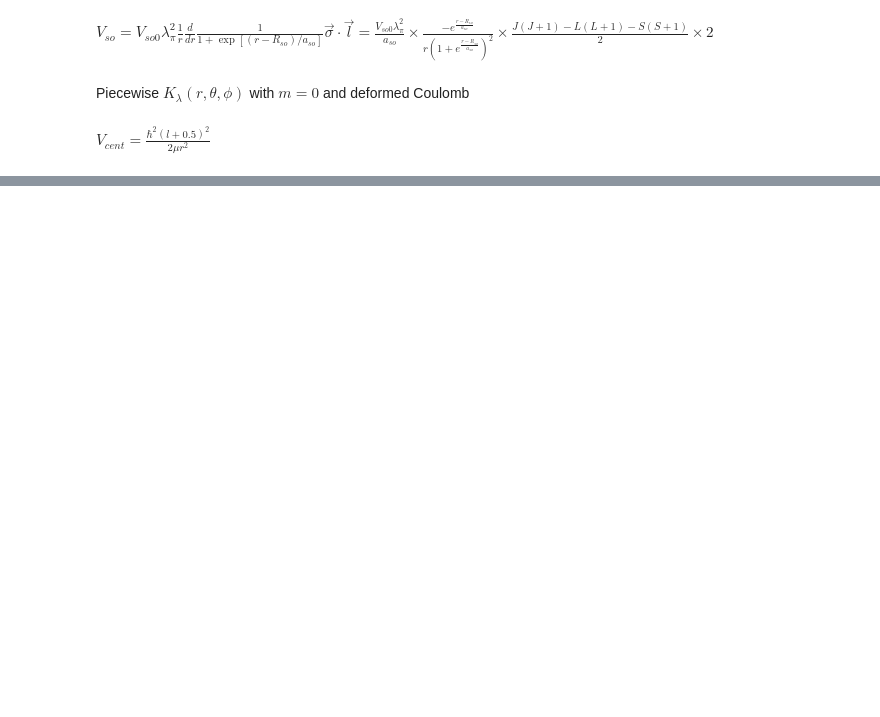
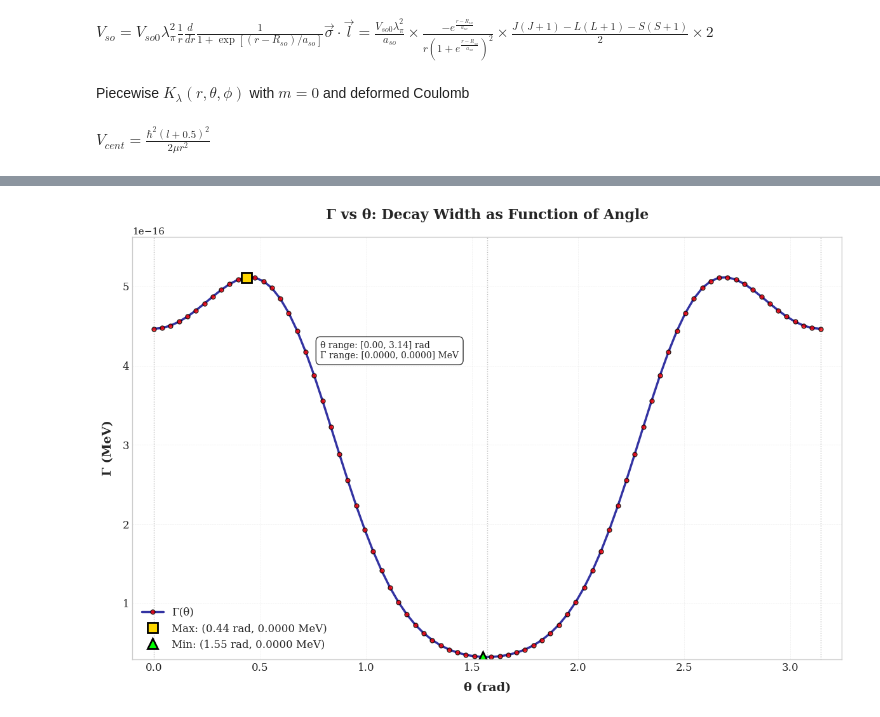
Before and after one commit to Duohereshui99/fit.test, a Jupyter notebook: ff/ff.ipynb, the cells around one changed output, grey strips where cells are left out. Drawn from its saved outputs; the diff is of its cells as text; code cells hidden in the pictures; blank space fills up the shorter version.

```diff
--- a/ff/ff.ipynb
+++ b/ff/ff.ipynb
@@ -209,0 +251,89 @@ T_half: 1.0211615538565248e-06
+# %%
+plt.figure(figsize=(12, 8))
+
+# 绘制曲线
+plt.plot(theta_arr, Gamma_arr,
+         color='darkblue',      # 颜色
+         linewidth=2.5,         # 线宽
+         marker='o',            # 数据点标记
+         markersize=5,          # 标记大小
+         markerfacecolor='red', # 标记填充色
+         markeredgecolor='black', # 标记边框色
+         markeredgewidth=1,     # 标记边框宽度
+         alpha=0.8,             # 透明度
+         linestyle='-',         # 线型：实线
+         label='Γ(θ)')          # 图例标签
+
+# 标记特殊点（如极值点）
+if len(Gamma_arr) > 0:
+    # 找到最大值
+    max_idx = np.argmax(Gamma_arr)
+    max_theta = theta_arr[max_idx]
+    max_gamma = Gamma_arr[max_idx]
+
+    plt.plot(max_theta, max_gamma, 's',
+             markersize=12,
+             markerfacecolor='gold',
+             markeredgecolor='black',
+             markeredgewidth=2,
+             label=f'Max: ({max_theta:.2f} rad, {max_gamma:.4f} MeV)')
+
+    # 找到最小值（如果适用）
+    min_idx = np.argmin(Gamma_arr)
+    if min_idx != max_idx:  # 避免重复
+        min_theta = theta_arr[min_idx]
+        min_gamma = Gamma_arr[min_idx]
+        plt.plot(min_theta, min_gamma, '^',
+                 markersize=12,
+                 markerfacecolor='lime',
+                 markeredgecolor='black',
+                 markeredgewidth=2,
+                 label=f'Min: ({min_theta:.2f} rad, {min_gamma:.4f} MeV)')
+
+# 设置坐标轴
+plt.xlabel("θ (rad)", fontsize=14, fontweight='bold', labelpad=10)
+plt.ylabel("Γ (MeV)", fontsize=14, fontweight='bold', labelpad=10)
+
+# 设置标题
+plt.title("Γ vs θ: Decay Width as Function of Angle",
+          fontsize=16, fontweight='bold', pad=20)
+
+# 设置刻度
+plt.xticks(fontsize=12)
+plt.yticks(fontsize=12)
+
+# 添加网格
+plt.grid(True, which='both', alpha=0.3, linestyle='--', linewidth=0.5)
+
+# 添加图例
+plt.legend(fontsize=12, loc='best', framealpha=0.9, shadow=True)
+
+# 设置坐标轴范围（可选）
+if len(theta_arr) > 0:
+    plt.xlim(min(theta_arr) - 0.1, max(theta_arr) + 0.1)
+    plt.ylim(min(Gamma_arr) * 0.9, max(Gamma_arr) * 1.1)
+
+# 添加背景色区域（可选）
+# plt.axvspan(0, np.pi/2, alpha=0.1, color='blue', label='0-π/2')
+# plt.axvspan(np.pi/2, np.pi, alpha=0.1, color='red', label='π/2-π')
+
+# 添加角度标记线
+plt.axvline(x=0, color='gray', linestyle=':', alpha=0.5, linewidth=1)
+plt.axvline(x=np.pi/2, color='gray', linestyle=':', alpha=0.5, linewidth=1)
+plt.axvline(x=np.pi, color='gray', linestyle=':', alpha=0.5, linewidth=1)
+
+# 添加文本标注
+plt.text(np.pi/4, max(Gamma_arr)*0.8,
+         f"θ range: [{min(theta_arr):.2f}, {max(theta_arr):.2f}] rad\n"
+         f"Γ range: [{min(Gamma_arr):.4f}, {max(Gamma_arr):.4f}] MeV",
+         fontsize=10,
+         bbox=dict(boxstyle='round,pad=0.5', facecolor='white', alpha=0.8))
+
+# 紧凑布局
+plt.tight_layout()
+# 可选：保存图形
+plt.savefig('gamma_vs_theta.pdf',dpi=300)
+# 显示图形
+plt.show()
+# %% [output]
+[figure, added]
```
Also changed, not shown: parts of 5 cells of this notebook.
